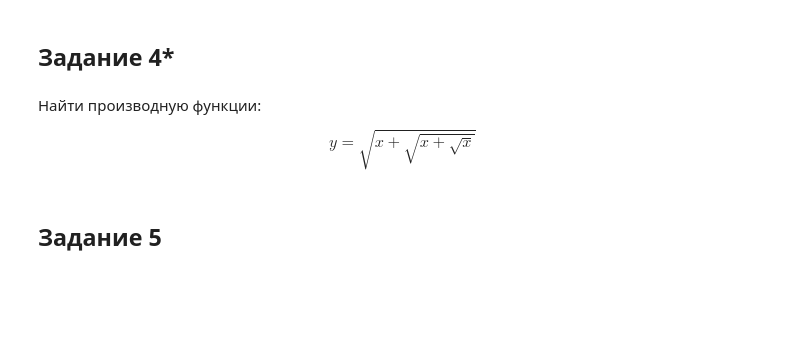
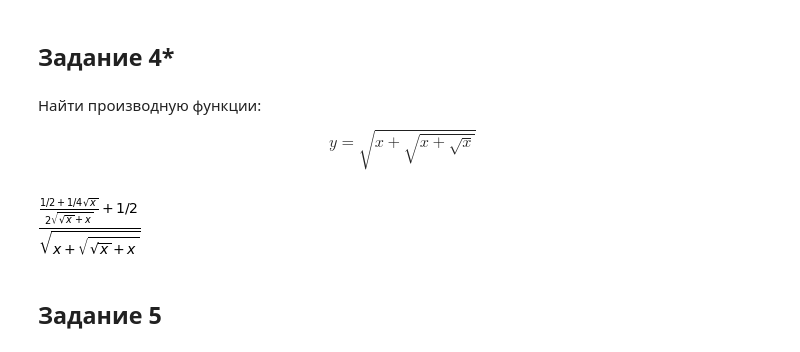
Before and after one commit to vit050587/Mathematical-analysis, a Jupyter notebook: Homework.ipynb, the cells around one changed output. Saved outputs shown, nothing was run; the diff lists cells and outputs as text; code cells hidden in the pictures; blank space fills up the shorter version.

```diff
--- a/Homework.ipynb
+++ b/Homework.ipynb
@@ -302,6 +369,12 @@ $$y= \frac{2x}{1-x^2}$$
 Найти производную функции:
 
 $$y=\sqrt{x+ \sqrt{x+\sqrt x}}$$
+# %%
+x = Symbol('x')
+y = sqrt(x + sqrt(x + sqrt(x)))
+diff(y, x)
+# %% [output]
+[figure, added]
 # %% [markdown]
 ## Задание 5
 # %% [markdown]
```
Also changed, not shown: parts of 16 cells of this notebook.
